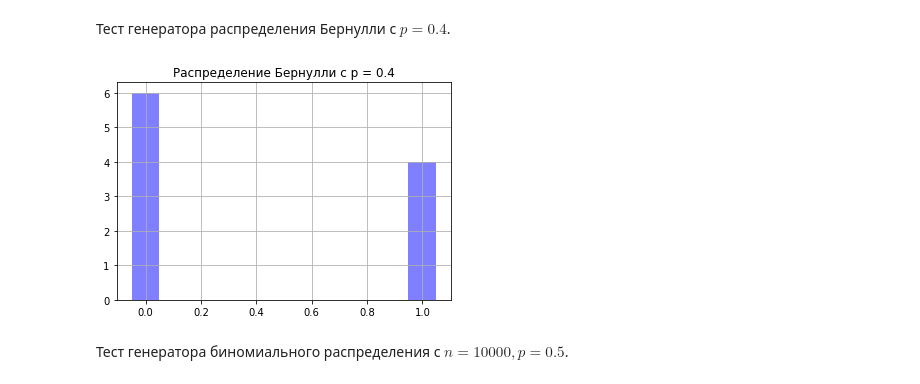
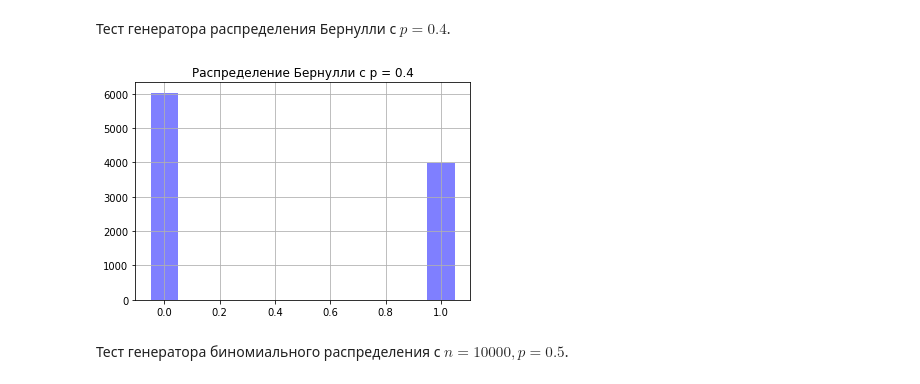
Before and after one commit to MrG1raffe/Stochastic_prac, a Jupyter notebook: StochAn_pt1.ipynb, the cells around one changed output. Saved outputs shown, nothing was run; the diff lists cells and outputs as text; code cells hidden in the pictures.

```diff
--- a/StochAn_pt1.ipynb
+++ b/StochAn_pt1.ipynb
@@ -19,11 +20,11 @@ def bin_rnd(n, p, *shape):
 # %%
 p = 0.4
 plt.grid(True)
-plt.hist(bern_rnd(p, 10000), bins = np.arange(-0.05, 1.15, 0.1), density=True, color='b', alpha=0.5)
+plt.hist(bern_rnd(p, 10000), bins = np.arange(-0.05, 1.15, 0.1), density=False, color='b', alpha=0.5)
 plt.title('Распределение Бернулли с p = 0.4')
 plt.show()
 # %% [output]
-[figure, old version]
+[figure, new version]
 # %% [markdown]
 Тест генератора биномиального распределения с $n = 10000, p = 0.5$.
 # %%
```
Also changed, not shown: parts of 62 cells of this notebook.
